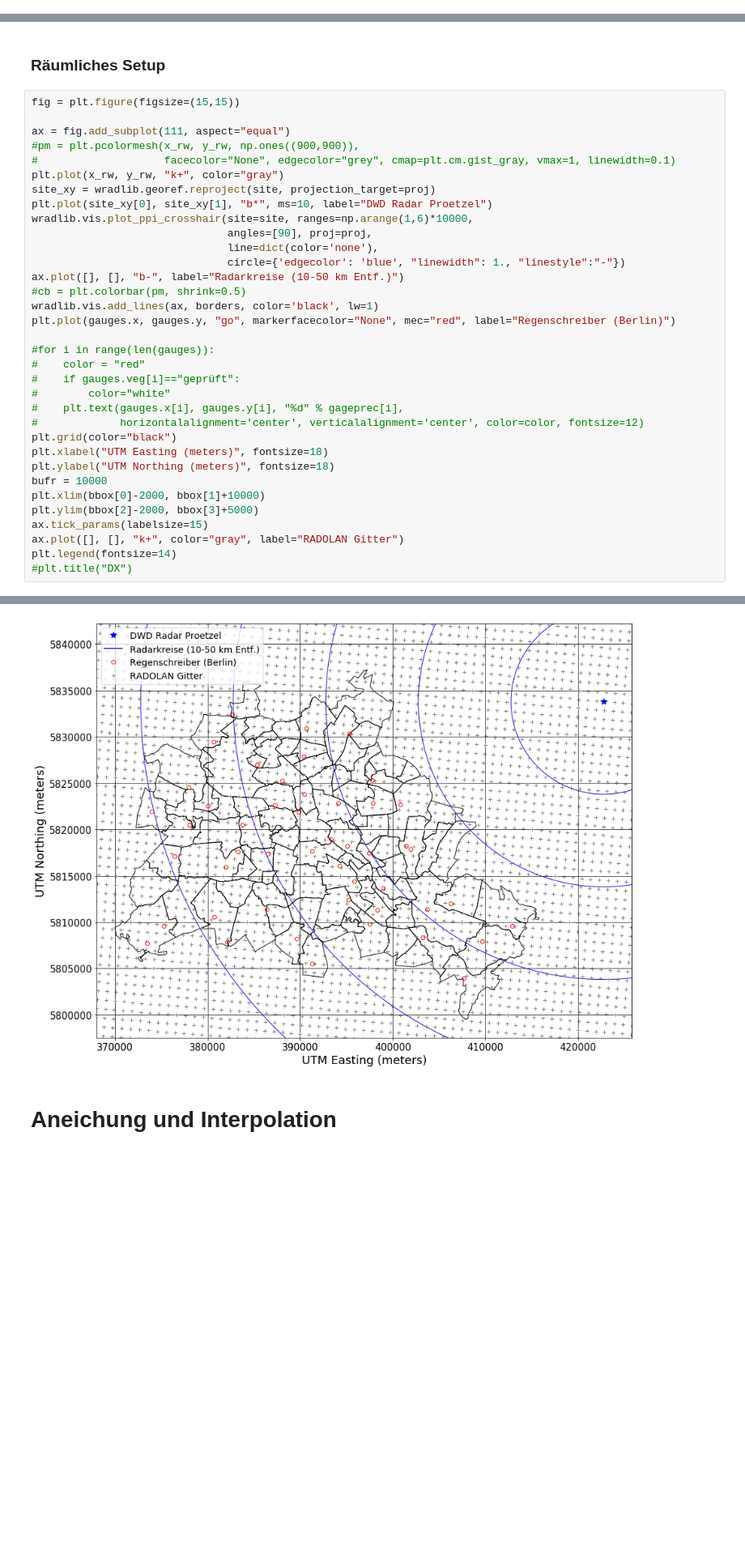
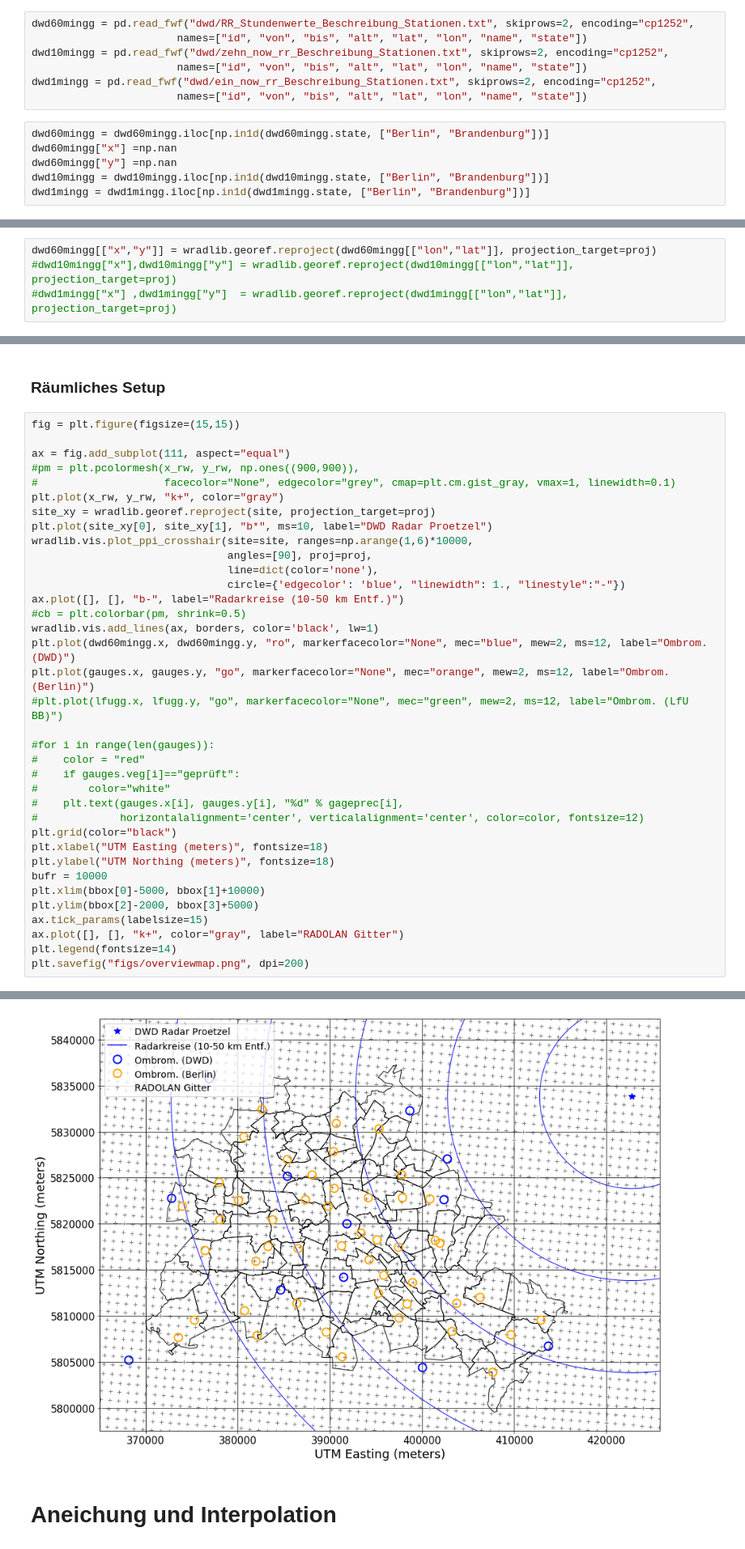
Before and after one commit to heistermann/rain-in-berlin, a Jupyter notebook: berlin_reanalysis.ipynb, the cells around one changed output, grey strips where cells are left out. Shown at 81% size. Drawn from its saved outputs; the diff is of its cells as text; blank space fills up the shorter version.

```diff
--- a/berlin_reanalysis.ipynb
+++ b/berlin_reanalysis.ipynb
@@ -59,0 +62,13 @@ gix = np.where(gix)[0]
+# %%
+dwd60mingg = pd.read_fwf("dwd/RR_Stundenwerte_Beschreibung_Stationen.txt", skiprows=2, encoding="cp1252",
+                       names=["id", "von", "bis", "alt", "lat", "lon", "name", "state"])
+dwd10mingg = pd.read_fwf("dwd/zehn_now_rr_Beschreibung_Stationen.txt", skiprows=2, encoding="cp1252",
+                       names=["id", "von", "bis", "alt", "lat", "lon", "name", "state"])
+dwd1mingg = pd.read_fwf("dwd/ein_now_rr_Beschreibung_Stationen.txt", skiprows=2, encoding="cp1252",
+                       names=["id", "von", "bis", "alt", "lat", "lon", "name", "state"])
+# %%
+dwd60mingg = dwd60mingg.iloc[np.in1d(dwd60mingg.state, ["Berlin", "Brandenburg"])]
+dwd60mingg["x"] =np.nan
+dwd60mingg["y"] =np.nan
+dwd10mingg = dwd10mingg.iloc[np.in1d(dwd10mingg.state, ["Berlin", "Brandenburg"])]
+dwd1mingg = dwd1mingg.iloc[np.in1d(dwd1mingg.state, ["Berlin", "Brandenburg"])]
@@ -59,0 +80,4 @@ gix = np.where(gix)[0]
+# %%
+dwd60mingg[["x","y"]] = wradlib.georef.reproject(dwd60mingg[["lon","lat"]], projection_target=proj)
+#dwd10mingg["x"],dwd10mingg["y"] = wradlib.georef.reproject(dwd10mingg[["lon","lat"]], projection_target=proj)
+#dwd1mingg["x"] ,dwd1mingg["y"]  = wradlib.georef.reproject(dwd1mingg[["lon","lat"]], projection_target=proj)
@@ -163,7 +194,9 @@ wradlib.vis.plot_ppi_crosshair(site=site, ranges=np.arange(1,6)*10000,
 ax.plot([], [], "b-", label="Radarkreise (10-50 km Entf.)")
 #cb = plt.colorbar(pm, shrink=0.5)
 wradlib.vis.add_lines(ax, borders, color='black', lw=1)
-plt.plot(gauges.x, gauges.y, "go", markerfacecolor="None", mec="red", label="Regenschreiber (Berlin)")
+plt.plot(dwd60mingg.x, dwd60mingg.y, "ro", markerfacecolor="None", mec="blue", mew=2, ms=12, label="Ombrom. (DWD)")
+plt.plot(gauges.x, gauges.y, "go", markerfacecolor="None", mec="orange", mew=2, ms=12, label="Ombrom. (Berlin)")
+#plt.plot(lfugg.x, lfugg.y, "go", markerfacecolor="None", mec="green", mew=2, ms=12, label="Ombrom. (LfU BB)")
 
 #for i in range(len(gauges)):
 #    color = "red"
@@ -175,10 +208,10 @@ plt.grid(color="black")
 plt.xlabel("UTM Easting (meters)", fontsize=18)
 plt.ylabel("UTM Northing (meters)", fontsize=18)
 bufr = 10000
-plt.xlim(bbox[0]-2000, bbox[1]+10000)
+plt.xlim(bbox[0]-5000, bbox[1]+10000)
 plt.ylim(bbox[2]-2000, bbox[3]+5000)
 ax.tick_params(labelsize=15)
 ax.plot([], [], "k+", color="gray", label="RADOLAN Gitter")
 plt.legend(fontsize=14)
-#plt.title("DX")
+plt.savefig("figs/overviewmap.png", dpi=200)
 # %% [output]
@@ -186,4 +218,4 @@ plt.legend(fontsize=14)
-[figure, old version]
+[figure, new version]
 # %% [markdown]
 # Aneichung und Interpolation
 # %% [markdown]
```
Also changed, not shown: parts of 12 cells of this notebook, 7 other files.
